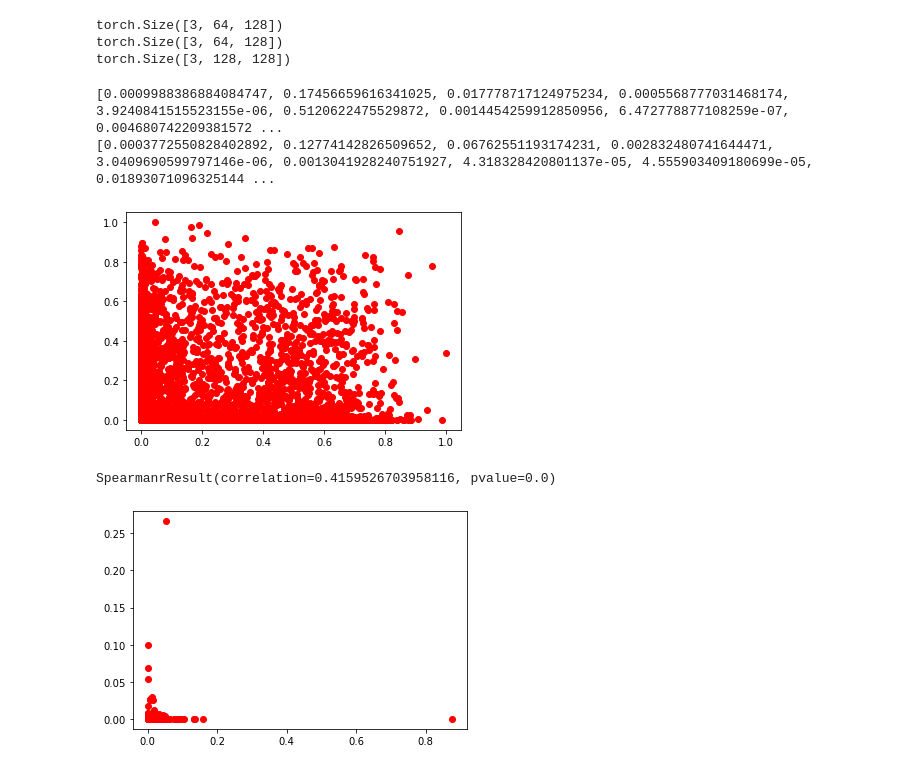
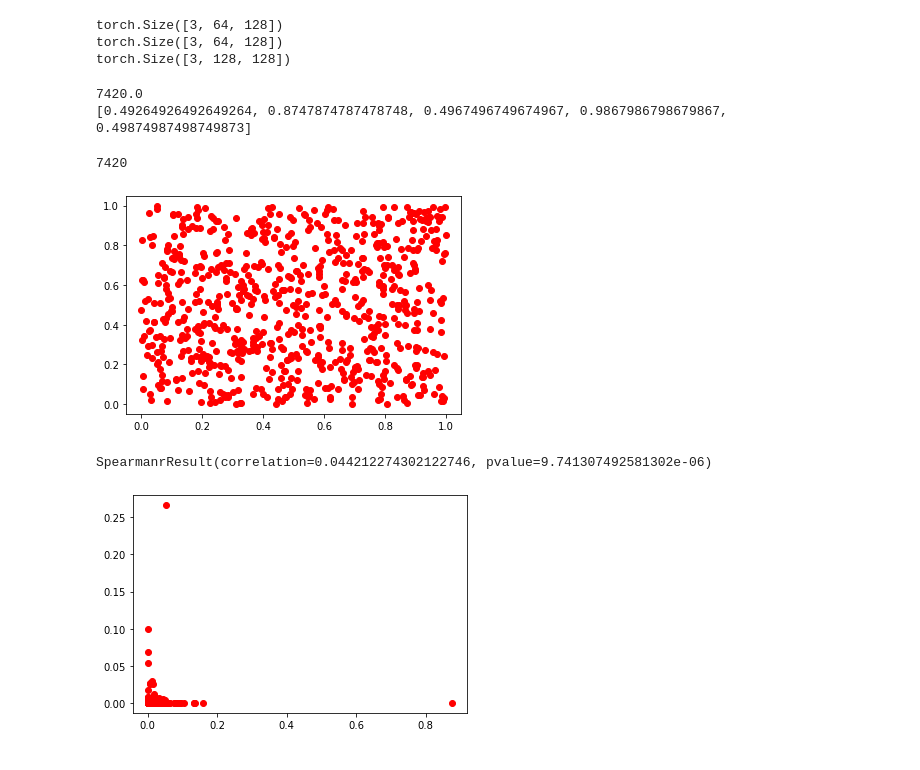
Before and after one commit to gist-ailab/uncertainty-activelearning, a Jupyter notebook: PT4AL/test.ipynb, the cells around one changed output. Saved outputs shown, nothing was run; the diff lists cells and outputs as text; code cells hidden in the pictures.

```diff
--- a/PT4AL/test.ipynb
+++ b/PT4AL/test.ipynb
@@ -47,20 +47,28 @@ c_file = open('/home/hinton/NAS_AIlab_dataset/personal/heo_yunjae/Parameters/Unc
 # o_file = open('/home/hinton/NAS_AIlab_dataset/personal/heo_yunjae/Parameters/Uncertainty/pt4al/cifar10/orderprediction/orderprediction_loss.txt', 'r')
 r_file = open('/home/hinton/NAS_AIlab_dataset/personal/heo_yunjae/Parameters/Uncertainty/pt4al/cifar10/rotation/test_rotation_loss.txt', 'r')
 
-c_loss = [float(string.split('//')[0]) for string in c_file.readlines()]
-# o_loss = [float(string.split('//')[0]) for string in o_file.readlines()]
-r_loss = [float(string.split('//')[0]) for string in r_file.readlines()]
+c_loss = []
+c_pred = []
+for string in c_file.readlines():
+    c_loss += [float(string.split('//')[0])]
+    c_pred += [float(string.split('//')[2])]
 
-# c_norm = c_loss
-# r_norm = r_loss
+r_loss = []
+r_pred = []
+for string in r_file.readlines():
+    r_loss += [float(string.split('//')[0])]
+    r_pred += [float(string.split('//')[2])]
 
-c_norm = [float(np.log(1+i)) for i in c_loss]
+c_norm = c_loss
+r_norm = r_loss
+
+# c_norm = [float(np.log(1+i)) for i in c_loss]
 # o_norm = [float(np.log(1+i))/sum(o_loss) for i in o_loss]
-r_norm = [float(np.log(1+i)) for i in r_loss]
+# r_norm = [float(np.log(1+i)) for i in r_loss]
 
-# c_norm = np.argsort(c_loss)
-# # o_norm = np.argsort(o_loss)
-# r_norm = np.argsort(r_loss)
+c_norm = np.argsort(c_loss)
+# o_norm = np.argsort(o_loss)
+r_norm = np.argsort(r_loss)
 
 # c_norm = c_norm / max(c_norm)
 # # o_norm = o_norm / max(o_norm)
@@ -73,29 +81,35 @@ r_norm = normalize(r_norm)
 # print(len(c_norm))
 # print(len(o_norm))
 # print(len(r_norm))
-# %%
-print(c_norm[:15])
-# print(o_norm[:5])
-print(r_norm[:15])
-# %% [output]
-[0.0009988386884084747, 0.17456659616341025, 0.017778717124975234, 0.0005568777031468174, 3.9240841515523155e-06, 0.5120622475529872, 0.0014454259912850956, 6.472778877108259e-07, 0.004680742209381572 ...
-[0.0003772550828402892, 0.12774142826509652, 0.06762551193174231, 0.002832480741644471, 3.0409690599797146e-06, 0.0013041928240751927, 4.318328420801137e-05, 4.555903409180699e-05, 0.01893071096325144 ...
+# %%
+idx = [c and r for c,r in zip(c_pred,r_pred)]
+print(sum(idx))
+c_corr = [c_norm[i] for i in range(len(idx)) if idx[i]==1.0]
+r_corr = [r_norm[i] for i in range(len(idx)) if idx[i]==1.0]
+print(c_corr[:5])
+# %% [output]
+7420.0
+[0.49264926492649264, 0.8747874787478748, 0.4967496749674967, 0.9867986798679867, 0.49874987498749873]
 # %%
 import matplotlib.pyplot as plt
 from scipy.stats import spearmanr
 
 # plt.plot(c_norm[:15], r_norm[:15], 'ro')
-plt.plot(c_norm, r_norm, 'ro')
+print(len(c_corr))
+c_sample = [c_corr[i] for i in range(0,len(c_corr),10)]
+r_sample = [r_corr[i] for i in range(0,len(r_corr),10)]
+plt.plot(c_sample, r_sample, 'ro')
 # plt.xlim(0,1)
 # plt.ylim(0,1)
 plt.show()
 
 # score = spearmanr(c_norm[:1000], r_norm[:1000])
 score = spearmanr(c_norm, r_norm)
 print(score)
 # %% [output]
+7420
-[figure, old version]
+[figure, new version]
-SpearmanrResult(correlation=0.4159526703958116, pvalue=0.0)
+SpearmanrResult(correlation=0.044212274302122746, pvalue=9.741307492581302e-06)
 # %%
 plt.plot(r_norm[:1000], o_norm[:1000], 'ro')
 plt.show()
```
Also changed, not shown: parts of 5 cells of this notebook, 5 other files.
